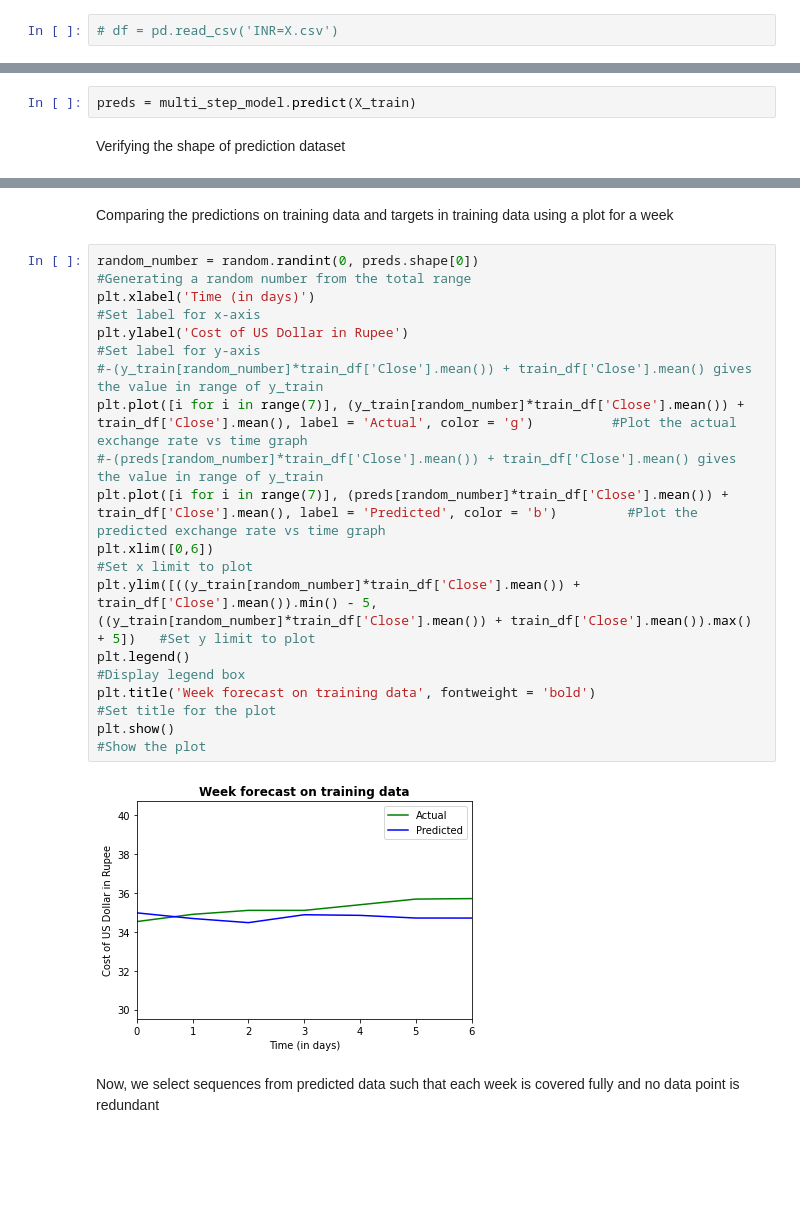
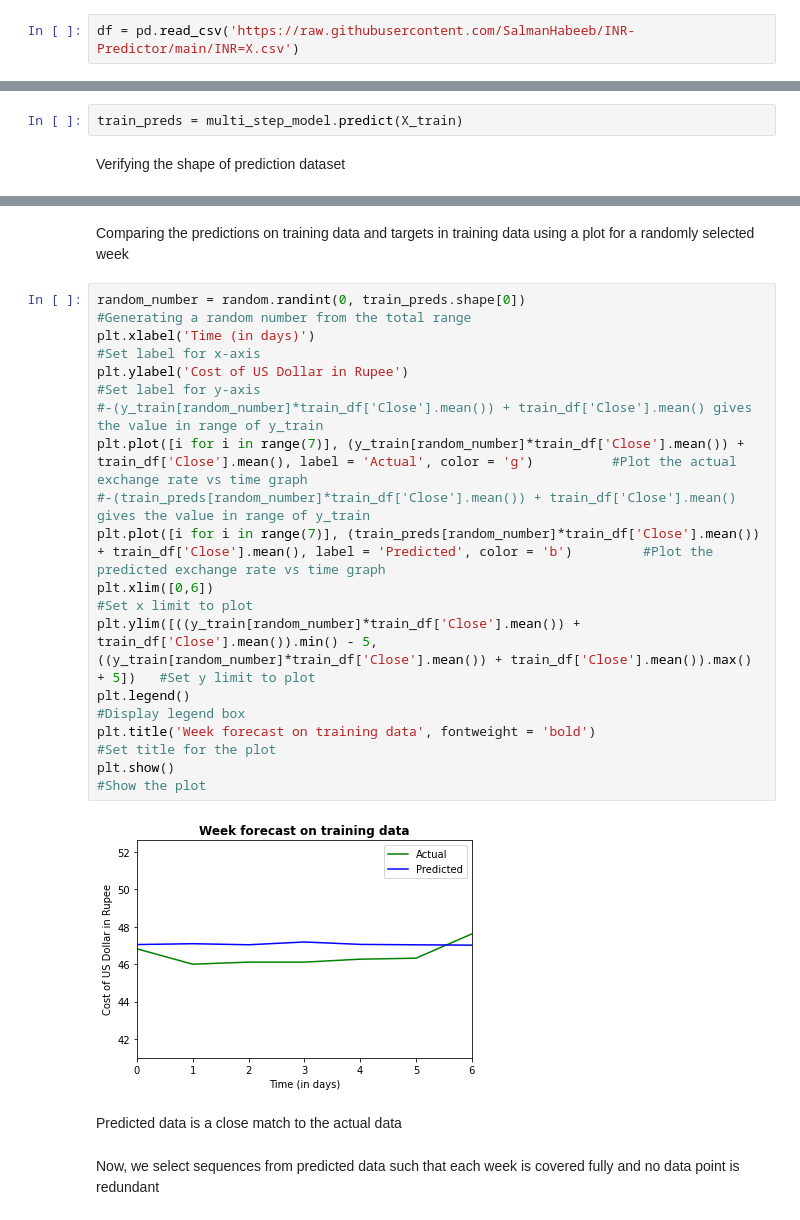
Before and after one commit to syedsalman137/INR-Predictor, a Jupyter notebook: USD_to_INR_exchange_rate_predictor.ipynb, the cells around one changed output, grey strips where cells are left out. Cells and saved outputs as stored; diff of their text form; blank space fills up the shorter version.

```diff
--- a/USD_to_INR_exchange_rate_predictor.ipynb
+++ b/USD_to_INR_exchange_rate_predictor.ipynb
@@ -48,2 +26,2 @@ Alternatively, if the csv file is located in same directory as your jupyter note
 # %%
-# df = pd.read_csv('INR=X.csv')
+df = pd.read_csv('https://raw.githubusercontent.com/SalmanHabeeb/INR-Predictor/main/INR=X.csv')
@@ -293,7 +349,7 @@ Epoch 3/3
 # %% [markdown]
 Predicting values on the training input dataset.
 # %%
-preds = multi_step_model.predict(X_train)
+train_preds = multi_step_model.predict(X_train)
 # %% [markdown]
 Verifying the shape of prediction dataset
 # %%
@@ -301,22 +357,24 @@ preds.shape
 # %% [output]
 (3244, 7)
 # %% [markdown]
-Comparing the predictions on training data and targets in training data using a plot for a week
+Comparing the predictions on training data and targets in training data using a plot for a randomly selected week
 # %%
-random_number = random.randint(0, preds.shape[0])                                                                                                     #Generating a random number from the total range
+random_number = random.randint(0, train_preds.shape[0])                                                                                                     #Generating a random number from the total range
 plt.xlabel('Time (in days)')                                                                                                                          #Set label for x-axis
 plt.ylabel('Cost of US Dollar in Rupee')                                                                                                              #Set label for y-axis
 #-(y_train[random_number]*train_df['Close'].mean()) + train_df['Close'].mean() gives the value in range of y_train
 plt.plot([i for i in range(7)], (y_train[random_number]*train_df['Close'].mean()) + train_df['Close'].mean(), label = 'Actual', color = 'g')          #Plot the actual exchange rate vs time graph
-#-(preds[random_number]*train_df['Close'].mean()) + train_df['Close'].mean() gives the value in range of y_train
-plt.plot([i for i in range(7)], (preds[random_number]*train_df['Close'].mean()) + train_df['Close'].mean(), label = 'Predicted', color = 'b')         #Plot the predicted exchange rate vs time graph
+#-(train_preds[random_number]*train_df['Close'].mean()) + train_df['Close'].mean() gives the value in range of y_train
+plt.plot([i for i in range(7)], (train_preds[random_number]*train_df['Close'].mean()) + train_df['Close'].mean(), label = 'Predicted', color = 'b')         #Plot the predicted exchange rate vs time graph
 plt.xlim([0,6])                                                                                                                                       #Set x limit to plot
 plt.ylim([((y_train[random_number]*train_df['Close'].mean()) + train_df['Close'].mean()).min() - 5, ((y_train[random_number]*train_df['Close'].mean()) + train_df['Close'].mean()).max() + 5])   #Set y limit to plot
 plt.legend()                                                                                                                                          #Display legend box
 plt.title('Week forecast on training data', fontweight = 'bold')                                                                                      #Set title for the plot
 plt.show()                                                                                                                                            #Show the plot
 # %% [output]
-[figure, old version]
+[figure, new version]
+# %% [markdown]
+Predicted data is a close match to the actual data
 # %% [markdown]
 Now, we select sequences from predicted data such that each week is covered fully and no data point is redundant
 # %%
```
Also changed, not shown: parts of 110 cells of this notebook.
